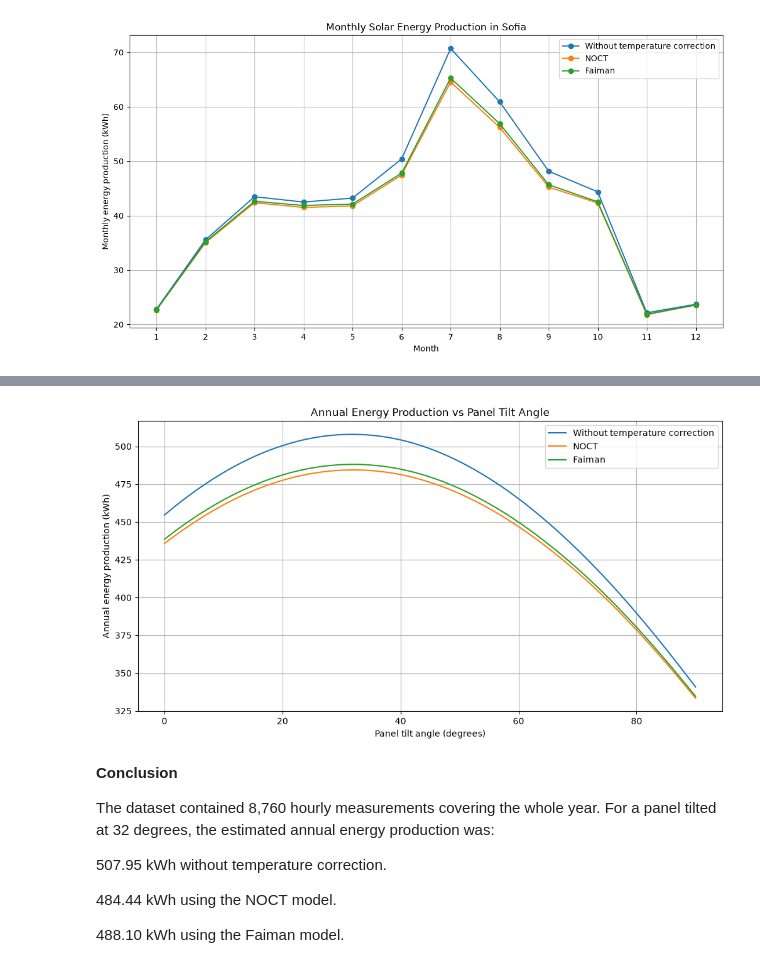
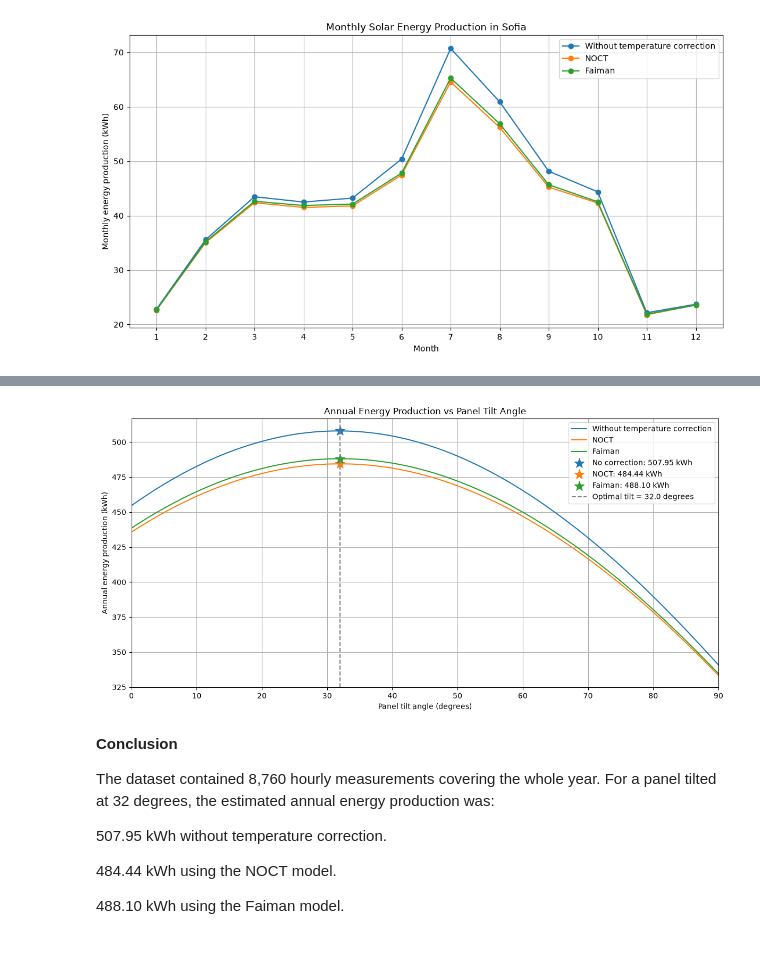
Before and after one commit to myshadow-data/Solar-panel-tilt-angle-optimization, a Jupyter notebook: Tilt_Angle_for_Solar_Panels.ipynb, the cells around one changed output, grey strips where cells are left out. Drawn from its saved outputs; the diff is of its cells as text; code cells hidden in the pictures.

Commit message:
improving of the final plot
Improving of the final graphic and redaction of the whole analysis (some small changes)

```diff
--- a/Tilt_Angle_for_Solar_Panels.ipynb
+++ b/Tilt_Angle_for_Solar_Panels.ipynb
@@ -1433,34 +1501,71 @@ plt.show()
 # %%
+
+# Plot annual energy production for all scenarios
 plt.figure(figsize=(12, 6))
 
 plt.plot(
     tilt_angles,
     annual_energy_no_temperature,
     label="Without temperature correction"
 )
 
 plt.plot(
     tilt_angles,
     annual_energy_noct,
     label="NOCT"
 )
 
 plt.plot(
     tilt_angles,
     annual_energy_faiman,
     label="Faiman"
 )
 
+# Mark the optimal points
+plt.scatter(
+    best_tilt_no_temperature,
+    best_energy_no_temperature,
+    marker="*",
+    s=180,
+    label=f"No correction: {best_energy_no_temperature:.2f} kWh"
+)
+
+plt.scatter(
+    best_tilt_noct,
+    best_energy_noct,
+    marker="*",
+    s=180,
+    label=f"NOCT: {best_energy_noct:.2f} kWh"
+)
+
+plt.scatter(
+    best_tilt_faiman,
+    best_energy_faiman,
+    marker="*",
+    s=180,
+    label=f"Faiman: {best_energy_faiman:.2f} kWh"
+)
+
+# Show the optimal tilt angle
+plt.axvline(
+    best_tilt_no_temperature,
+    linestyle="--",
+    color="gray",
+    label=f"Optimal tilt = {best_tilt_no_temperature:.1f} degrees"
+)
+
 plt.xlabel("Panel tilt angle (degrees)")
 plt.ylabel("Annual energy production (kWh)")
 plt.title("Annual Energy Production vs Panel Tilt Angle")
 
+plt.xticks(range(0, 91, 10))
+plt.xlim(0, 90)
+plt.grid(True)
 plt.legend()
-plt.grid(True)
-
+plt.tight_layout()
 plt.show()
 # %% [output]
-[figure, old version]
+[figure, new version]
 # %% [markdown]
 **Conclusion**
 
```
Also changed, not shown: parts of 7 cells of this notebook.
